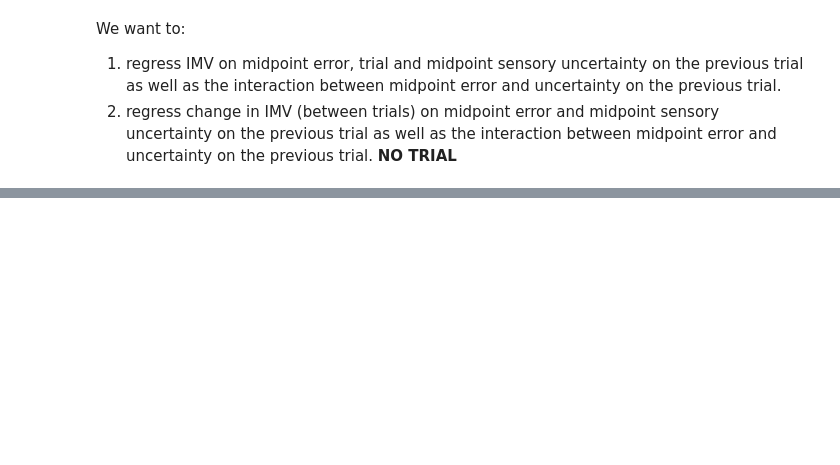
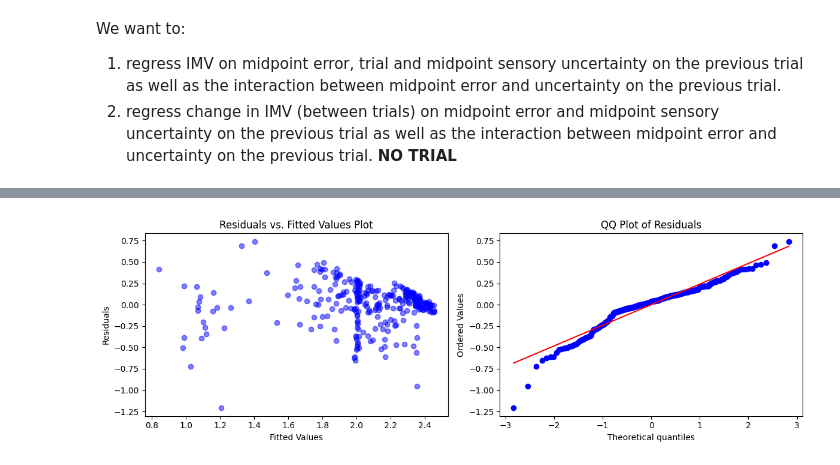
Before and after one commit to DhruvaDave8/mq_honours_2023_final, a Jupyter notebook: vma_general/dhruva/analysis/regression_analysis.ipynb, the cells around one changed output, grey strips where cells are left out. Saved outputs shown, nothing was run; the diff lists cells and outputs as text; code cells hidden in the pictures; blank space fills up the shorter version.

```diff
--- a/vma_general/dhruva/analysis/regression_analysis.ipynb
+++ b/vma_general/dhruva/analysis/regression_analysis.ipynb
@@ -35,0 +66,8 @@ reg.fit(data[''])
+# %%
+# Define the DV (y) and IVs (X)
+X = data[['midpoint_error', 'log_trial', 'previous_uncertainty_encoded', 'interaction']]
+y = data['initial_theta']
+# %%
+# fit the regression (create and train)
+reg = LinearRegression()
+reg.fit(X,y)
@@ -35,0 +98,10 @@ reg.fit(data[''])
+# %%
+# Add a constant term for the intercept
+X = sm.add_constant(X)
+
+# Create and train the linear regression model with statsmodels
+model = sm.OLS(y, X).fit()
+
+# Get the summary of the regression model, including p-values
+summary = model.summary()
+print(summary)
@@ -35,0 +126,66 @@ reg.fit(data[''])
+# %%
+import pandas as pd
+import statsmodels.api as sm
+import matplotlib.pyplot as plt
+import scipy.stats as stats
+import numpy as np
+
+
+# Calculate the interaction term
+data['interaction'] = data['midpoint_error'] * data['previous_uncertainty_encoded']
+
+# Define the feature matrix (X) and target variable (y)
+X = data[['midpoint_error', 'previous_uncertainty_encoded', 'interaction']]
+X = sm.add_constant(X)  # Add a constant term for the intercept
+y = data['log_trial']
+
+# Create and train the linear regression model with statsmodels
+model = sm.OLS(y, X).fit()
+
+# Assumption 1: Linearity - Residuals vs. Fitted Values Plot
+residuals = model.resid
+fitted_values = model.fittedvalues
+plt.figure(figsize=(12, 4))
+plt.subplot(1, 2, 1)
+plt.scatter(fitted_values, residuals, color='blue', alpha=0.5)
+plt.xlabel('Fitted Values')
+plt.ylabel('Residuals')
+plt.title('Residuals vs. Fitted Values Plot')
+
+# Assumption 2: Normality of Residuals - QQ Plot
+plt.subplot(1, 2, 2)
+stats.probplot(residuals, plot=plt)
+plt.title('QQ Plot of Residuals')
+
+plt.tight_layout()
+plt.show()
+
+# Assumption 3: Homoscedasticity - Residuals vs. Fitted Values Plot
+plt.figure(figsize=(6, 4))
+plt.scatter(fitted_values, residuals, color='blue', alpha=0.5)
+plt.xlabel('Fitted Values')
+plt.ylabel('Residuals')
+plt.title('Residuals vs. Fitted Values Plot (Homoscedasticity Check)')
+plt.axhline(y=0, color='red', linestyle='--')
+plt.show()
+
+# Assumption 4: Independence of Residuals - Durbin-Watson Statistic
+from statsmodels.stats.stattools import durbin_watson
+dw_stat = durbin_watson(model.resid)
+print(f'Durbin-Watson Statistic: {dw_stat}')
+
+# Additional Assumption: No Multicollinearity - Variance Inflation Factor (VIF)
+from statsmodels.stats.outliers_influence import variance_inflation_factor
+vif = [variance_inflation_factor(X.values, i) for i in range(X.shape[1])]
+vif_df = pd.DataFrame({'Variable': X.columns, 'VIF': vif})
+print(vif_df)
+
+# You can also check for autocorrelation in residuals using autocorrelation plots.
+
+# The model summary provides p-values for each coefficient, which can help assess the significance of predictors.
+
+# You should also consider visualizing residuals over time if your data has a time component.
+
+# Interpretation of assumption tests should be based on domain knowledge and context.
+# %% [output]
+[figure, added]
```
Also changed, not shown: parts of 15 cells of this notebook, 6 other files.
